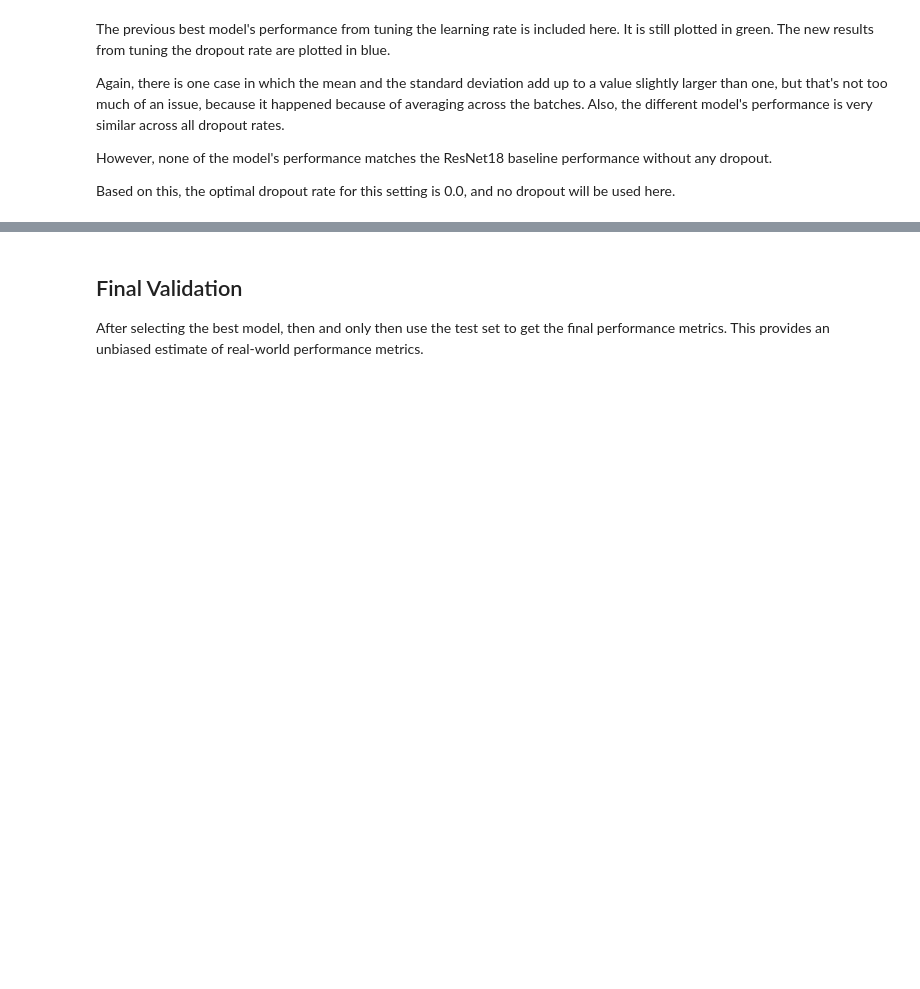
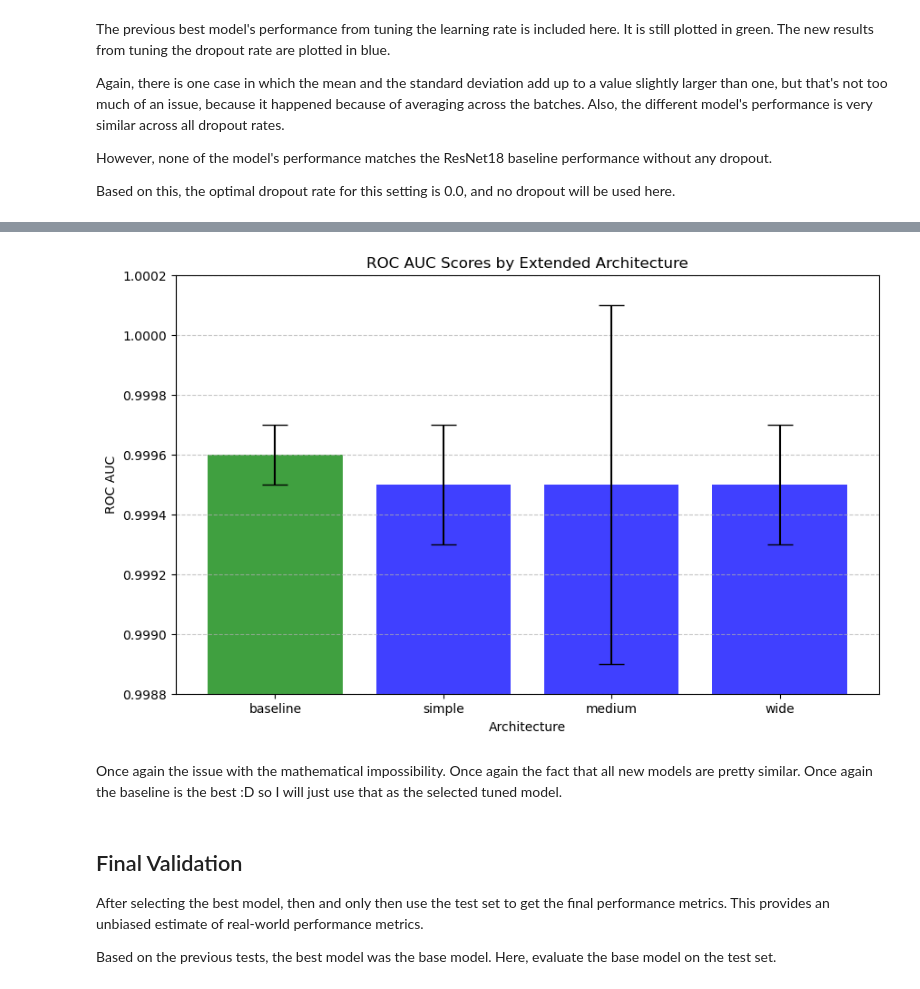
Before and after one commit to fabianjkrueger/muffin_vs_chihuahua, a Jupyter notebook: notebooks/train.ipynb, the cells around one changed output, grey strips where cells are left out. Cells and saved outputs as stored; diff of their text form; code cells hidden in the pictures; blank space fills up the shorter version.

Commit message:
Experimented with changes to model architecture and selected final model.

```diff
--- a/notebooks/train.ipynb
+++ b/notebooks/train.ipynb
@@ -1206,0 +1416,12 @@ This is not for test set yet.
+# %%
+# add the previous best performing model
+roc_auc_scores_architecture = pd.concat(
+    [
+        roc_auc_scores_lr[roc_auc_scores_lr["learning_rate"] == 0.001][["roc_auc", "std"]],
+        roc_auc_scores_architecture,
+    ]
+).reset_index(drop=True)
+
+roc_auc_scores_architecture.loc[0, "architecture"] = "baseline"
+
+roc_auc_scores_architecture
@@ -1207,6 +1434,44 @@ This is not for test set yet.
+# %%
+# make bar plot with error bars
+plt.figure(figsize=(10, 6))
+
+# create colors list: first green blue, rest blue
+colors = ["green"] + ["blue"] * (len(roc_auc_scores_architecture) - 1)
+
+plt.bar(
+    roc_auc_scores_architecture["architecture"].astype(str),
+    roc_auc_scores_architecture["roc_auc"],
+    yerr=roc_auc_scores_architecture["std"],
+    capsize=10,
+    color=colors,
+    alpha=0.75
+)
+
+# customize plot
+plt.title("ROC AUC Scores by Extended Architecture")
+plt.xlabel("Architecture")
+plt.ylabel("ROC AUC")
+
+# adjust y-axis to better show the differences
+plt.ylim(0.9988, 1.0002)
+
+# add horizontal grid lines for better readability
+plt.grid(axis="y", linestyle="--", alpha=0.7)
+
+plt.show()
+# %% [output]
+[figure, added]
+# %% [markdown]
+Once again the issue with the mathematical impossibility.
+Once again the fact that all new models are pretty similar.
+Once again the baseline is the best :D so I will just use that as the selected
+tuned model.
 # %% [markdown]
 ## Final Validation
 
 After selecting the best model, then and only then use the test set to get the
 final performance metrics.
 This provides an unbiased estimate of real-world performance metrics.
+
+Based on the previous tests, the best model was the base model.
+Here, evaluate the base model on the test set.
```
Also changed, not shown: parts of 13 cells of this notebook.
